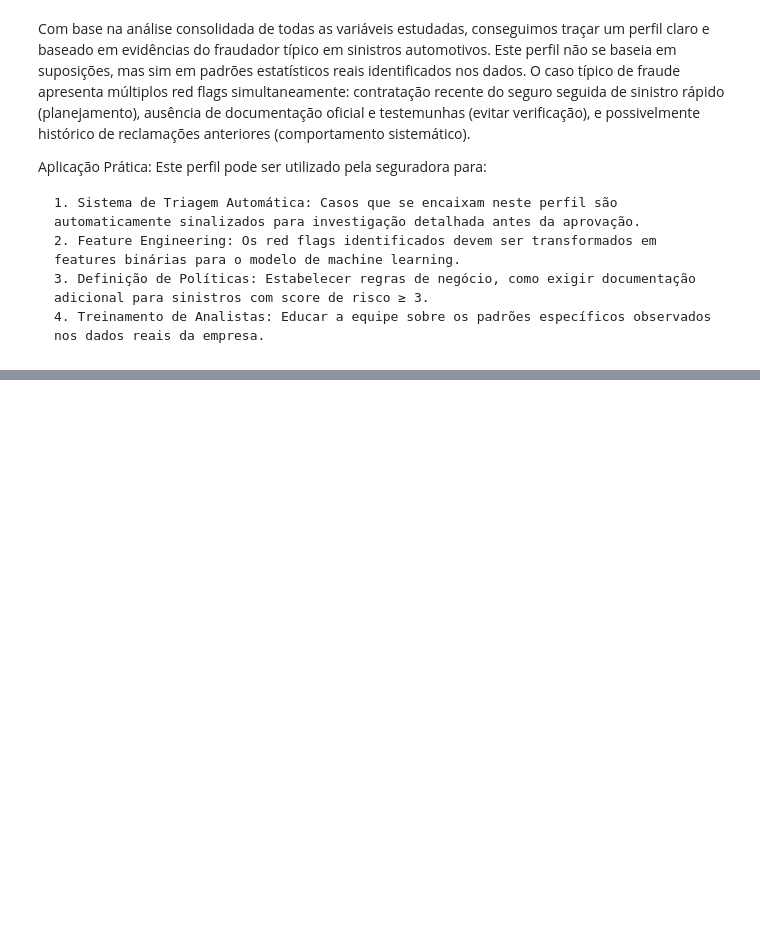
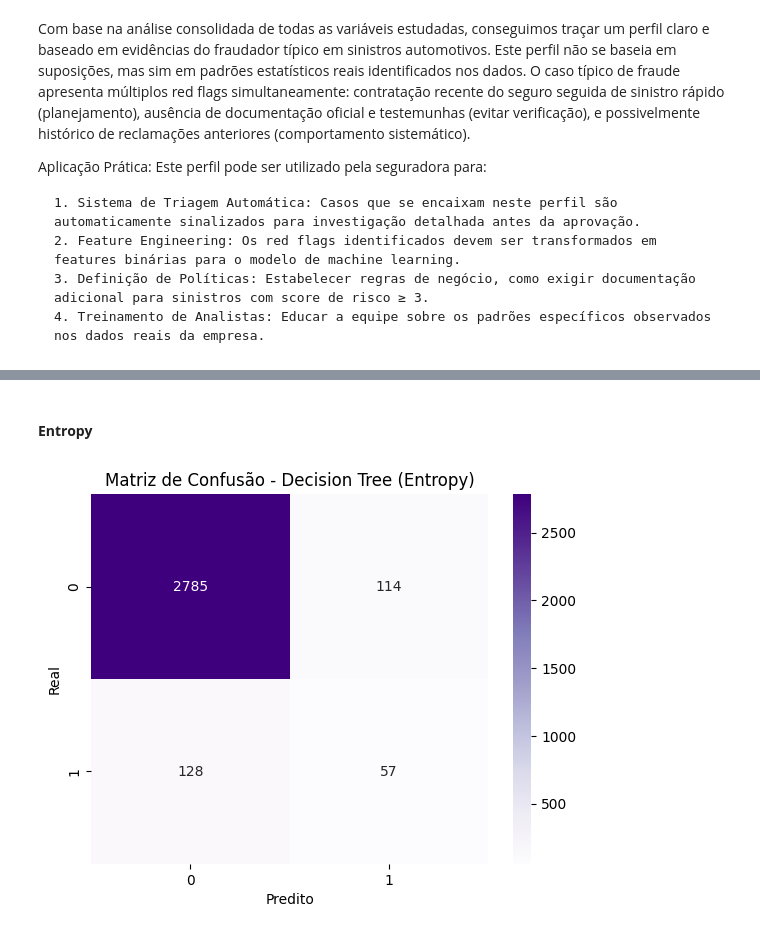
Before and after one commit to alekspettherson/Facens-Pos, a Jupyter notebook: Fundamentos Machine Learning/Trabalho_Final/242789-TrabalhoFinal.ipynb, the cells around one changed output, grey strips where cells are left out. Drawn from its saved outputs; the diff is of its cells as text; code cells hidden in the pictures; blank space fills up the shorter version.

```diff
--- a/Fundamentos Machine Learning/Trabalho_Final/242789-TrabalhoFinal.ipynb
+++ b/Fundamentos Machine Learning/Trabalho_Final/242789-TrabalhoFinal.ipynb
@@ -1322,0 +1905,11 @@ Aplicação Prática: Este perfil pode ser utilizado pela seguradora para:
+# %% [markdown]
+#### **Entropy**
+# %%
+cm_entropy = confusion_matrix(y_test, y_pred_entropy)
+sns.heatmap(cm_entropy, annot=True, fmt="d", cmap="Purples")
+plt.title("Matriz de Confusão - Decision Tree (Entropy)")
+plt.xlabel("Predito")
+plt.ylabel("Real")
+plt.show()
+# %% [output]
+[figure, added]
```
Also changed, not shown: parts of 54 cells of this notebook.
